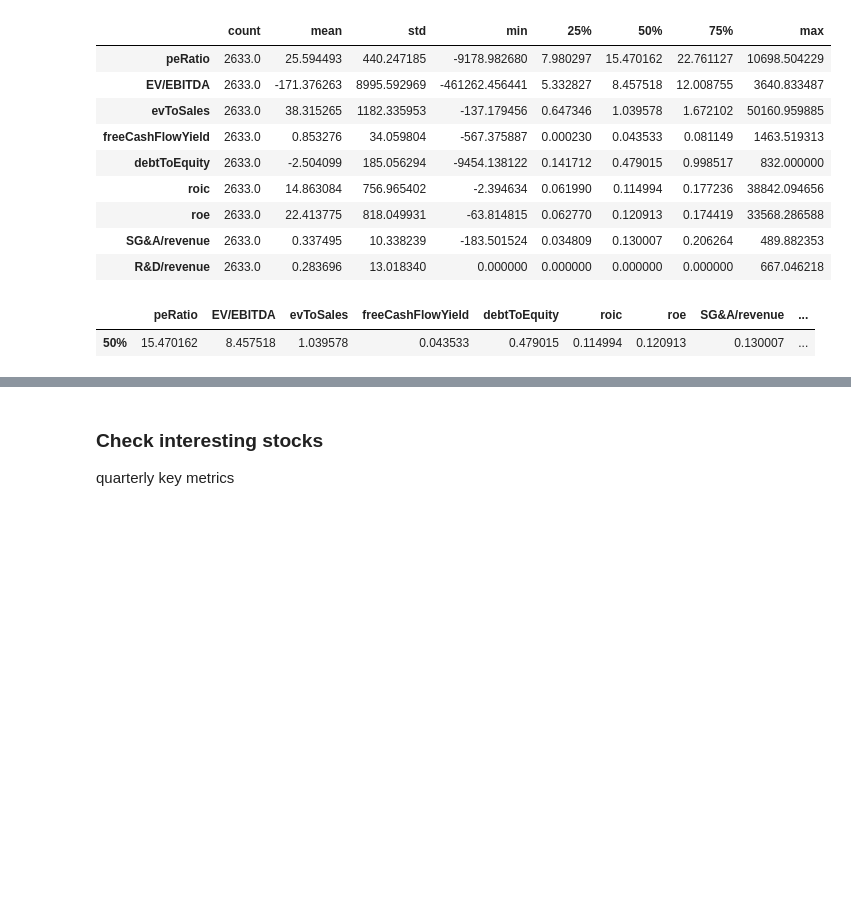
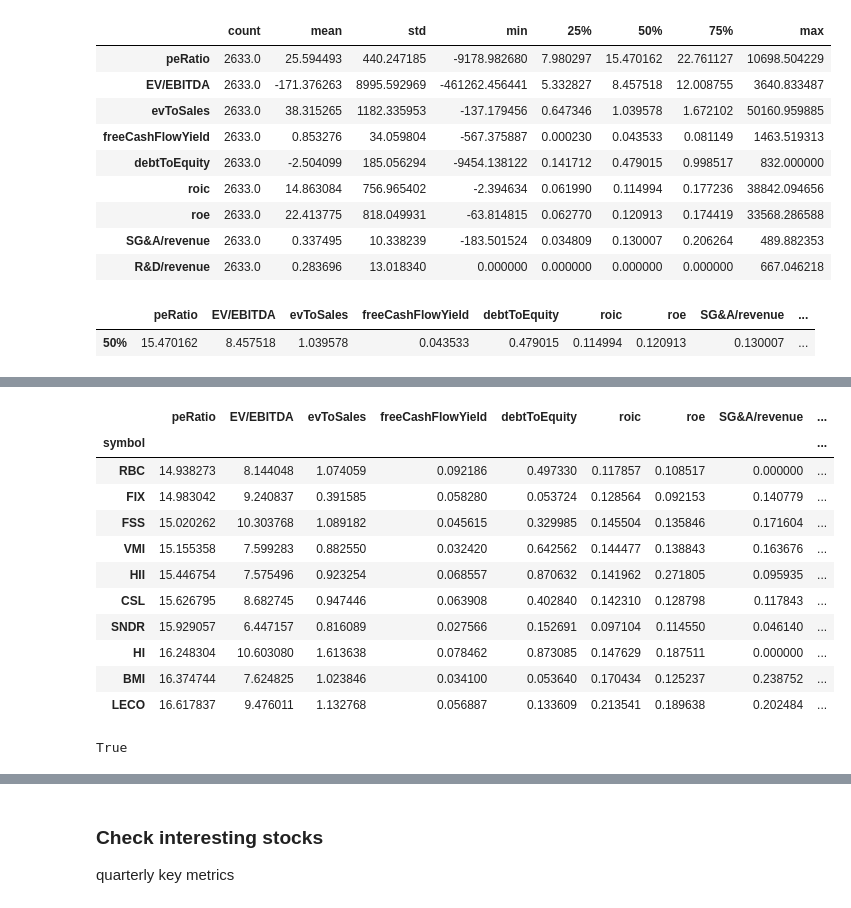
Before and after one commit to alwz1/fmp_fundamentals, a Jupyter notebook: fmp_fundamentals.ipynb, the cells around one changed output, grey strips where cells are left out. Saved outputs shown, nothing was run; the diff lists cells and outputs as text; code cells hidden in the pictures; blank space fills up the shorter version.

```diff
--- a/fmp_fundamentals.ipynb
+++ b/fmp_fundamentals.ipynb
@@ -569,4 +569,4 @@ FY_stat['50%'].to_frame().transpose()
 |  | peRatio | EV/EBITDA | evToSales | freeCashFlowYield | debtToEquity | roic | roe | SG&A/revenue | ... |
 | 50% | 15.470162 | 8.457518 | 1.039578 | 0.043533 | 0.479015 | 0.114994 | 0.120913 | 0.130007 | ... |
 # %%
-df_metrics.dropna().groupby(level=0).median().sort_values(by=['peRatio', 'EV/EBITDA', 'evToSales', 'debtToEquity'])
+df_metrics_sorted = df_metrics.dropna().groupby(level=0).median().sort_values(by=['peRatio', 'EV/EBITDA', 'evToSales', 'debtToEquity'])
@@ -588 +580,22 @@ df_metrics.dropna().groupby(level=0).median().sort_values(by=['peRatio', 'EV/EBI
+# %%
+df_metrics_filtered = df_metrics_sorted[(df_metrics_sorted['peRatio']>-250) & (df_metrics_sorted['peRatio']<500)]
+# %%
+df_metrics_filtered[50:60]
+# %% [output]
+|  | peRatio | EV/EBITDA | evToSales | freeCashFlowYield | debtToEquity | roic | roe | SG&A/revenue | ... |
+| symbol |  |  |  |  |  |  |  |  | ... |
+| RBC | 14.938273 | 8.144048 | 1.074059 | 0.092186 | 0.497330 | 0.117857 | 0.108517 | 0.000000 | ... |
+| FIX | 14.983042 | 9.240837 | 0.391585 | 0.058280 | 0.053724 | 0.128564 | 0.092153 | 0.140779 | ... |
+| FSS | 15.020262 | 10.303768 | 1.089182 | 0.045615 | 0.329985 | 0.145504 | 0.135846 | 0.171604 | ... |
+| VMI | 15.155358 | 7.599283 | 0.882550 | 0.032420 | 0.642562 | 0.144477 | 0.138843 | 0.163676 | ... |
+| HII | 15.446754 | 7.575496 | 0.923254 | 0.068557 | 0.870632 | 0.141962 | 0.271805 | 0.095935 | ... |
+| CSL | 15.626795 | 8.682745 | 0.947446 | 0.063908 | 0.402840 | 0.142310 | 0.128798 | 0.117843 | ... |
+| SNDR | 15.929057 | 6.447157 | 0.816089 | 0.027566 | 0.152691 | 0.097104 | 0.114550 | 0.046140 | ... |
+| HI | 16.248304 | 10.603080 | 1.613638 | 0.078462 | 0.873085 | 0.147629 | 0.187511 | 0.000000 | ... |
+| BMI | 16.374744 | 7.624825 | 1.023846 | 0.034100 | 0.053640 | 0.170434 | 0.125237 | 0.238752 | ... |
+| LECO | 16.617837 | 9.476011 | 1.132768 | 0.056887 | 0.133609 | 0.213541 | 0.189638 | 0.202484 | ... |
+# %%
+'RBC' in df_metrics_filtered.index.get_level_values(0)
+# %% [output]
+True
 # %%
```
Also changed, not shown: parts of 25 cells of this notebook.
